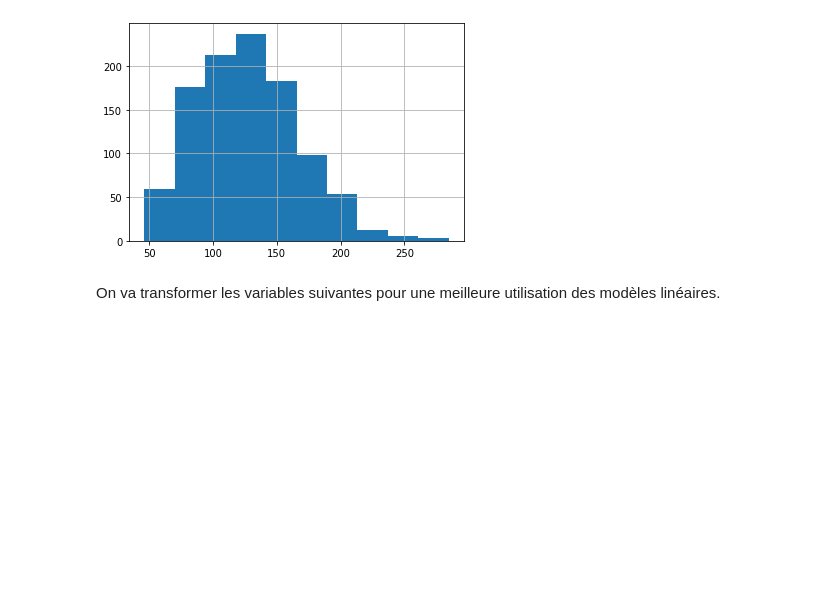
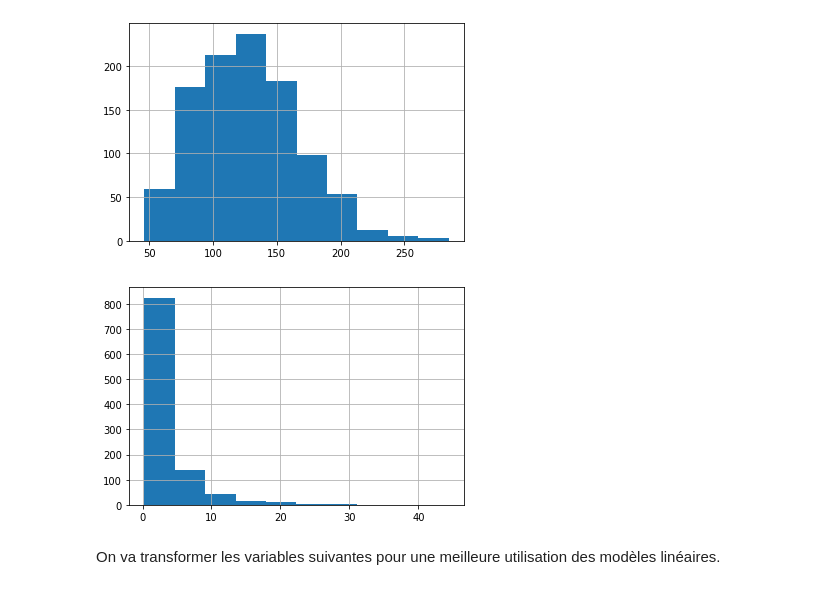
Before and after one commit to ImaneElAssari/Prevision-Concentration-Ozone-, a Jupyter notebook: Model.ipynb, the cells around one changed output. Drawn from its saved outputs; the diff is of its cells as text; code cells hidden in the pictures; blank space fills up the shorter version.

```diff
--- a/Model.ipynb
+++ b/Model.ipynb
@@ -126,6 +126,11 @@ ozone['MOCAGE'].hist()
 plt.show()
 # %% [output]
 [figure]
+# %%
+ozone['NO2'].hist()
+plt.show()
+# %% [output]
+[figure, added]
 # %% [markdown]
 On va transformer les variables suivantes pour une meilleure utilisation des modèles linéaires.
 # %%
```
Also changed, not shown: parts of 22 cells of this notebook.
